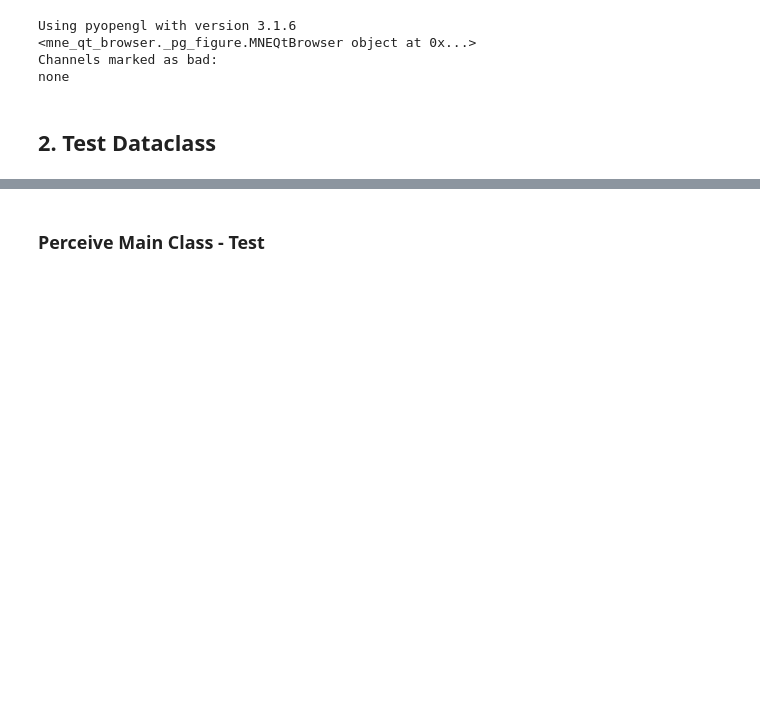
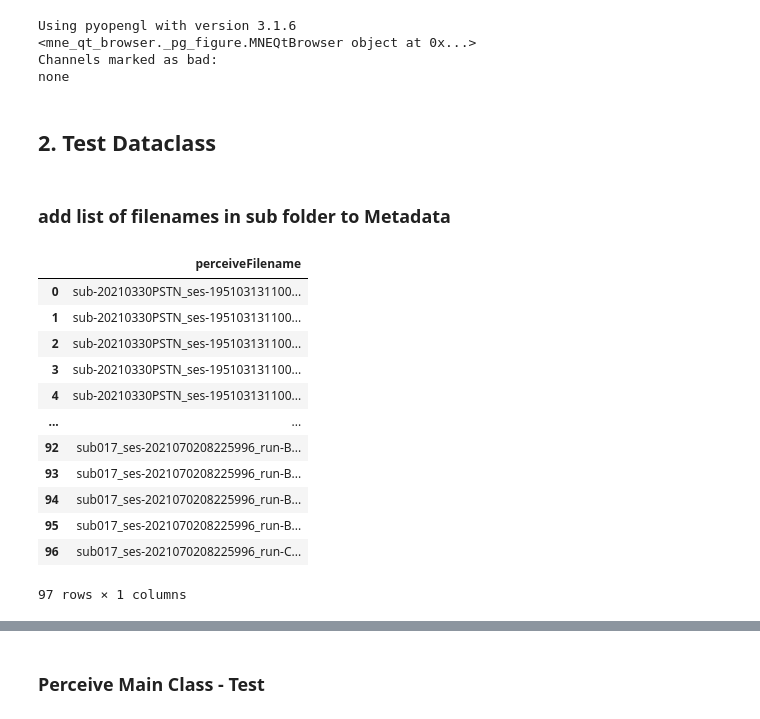
Before and after one commit to jgvhabets/PyPerceive, a Jupyter notebook: code/notebooks/percept_playground.ipynb, the cells around one changed output, grey strips where cells are left out. Drawn from its saved outputs; the diff is of its cells as text; code cells hidden in the pictures; blank space fills up the shorter version.

Commit message:
new approach, filter metadata

```diff
--- a/code/notebooks/percept_playground.ipynb
+++ b/code/notebooks/percept_playground.ipynb
@@ -746,3 +746,58 @@ Channels marked as bad:
 none
 # %% [markdown]
 ## 2. Test Dataclass
+# %% [markdown]
+### add list of filenames in sub folder to Metadata
+# %%
+path_017_local = 'c:\\Users\\jebe12\\Research\\Longterm_beta_project\\Data\\sub-017'
+
+matpath_list = []
+matfile_list = []
+modality_dict = {
+            "Survey": "LMTD",
+            "Streaming": "BSTD",
+            "Timeline": "CHRONIC"
+        }
+
+# append to matfile_list all .mat files with correct modality of subject
+for root, dirs, files in os.walk(path_017_local): # walking through every root, directory and file of the given path
+    for file in files: # looping through every file
+        for i in modality_dict:
+            if file.endswith(".mat") and modality_dict[i] in file: # filter matfiles only for relevant modalities
+                matfile_list.append(file)
+                matpath_list.append(os.path.join(root, file))
+
+
+# create new excel table only with perceiveFilenames and paths
+Metadata1 = pd.DataFrame(matfile_list, columns=['perceiveFilename'])
+
+
+
+# if length of index not matching length of values
+# solution: convert list to pd.DataFrame and then to pd.Series -> this will fill in empty cells in NaN values
+
+# append matfile_list to column perceiveFilename of Metadata
+# Metadata = pd.read_excel(os.path.join(path_017_local, f'metadata_017.xlsx'), sheet_name="recordingInfo")
+
+# Metadata["perceiveFilename_all"] = matfile_list
+# Metadata["paths_to_perceive"] = matpath_list
+
+
+
+
+# Metadata = Metadata.append({"perceiveFilename": matfile_list}, ignore_index=True) # this just appends a list to one single cell at the end of the column
+# Metadata.to_excel(os.path.join(path_017_local, f'metadata_017new.xlsx'), index=True)
+# %% [output]
+|  | perceiveFilename |
+| 0 | sub-20210330PSTN_ses-195103131100... |
+| 1 | sub-20210330PSTN_ses-195103131100... |
+| 2 | sub-20210330PSTN_ses-195103131100... |
+| 3 | sub-20210330PSTN_ses-195103131100... |
+| 4 | sub-20210330PSTN_ses-195103131100... |
+| ... | ... |
+| 92 | sub017_ses-2021070208225996_run-B... |
+| 93 | sub017_ses-2021070208225996_run-B... |
+| 94 | sub017_ses-2021070208225996_run-B... |
+| 95 | sub017_ses-2021070208225996_run-B... |
+| 96 | sub017_ses-2021070208225996_run-C... |
+97 rows × 1 columns
```
Also changed, not shown: parts of 5 cells of this notebook, 4 other files.
